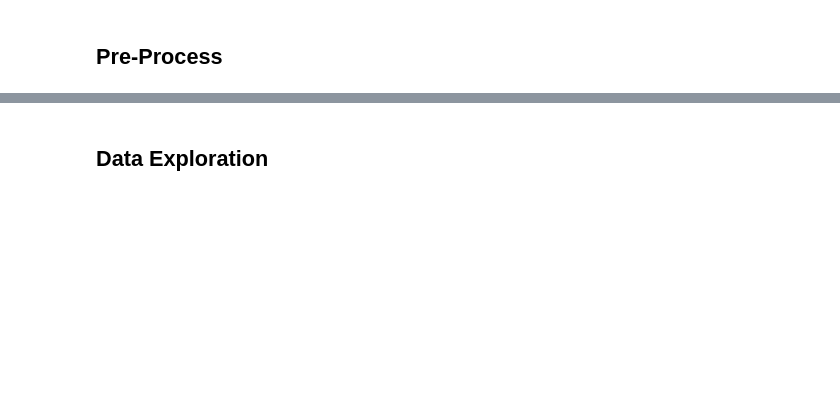
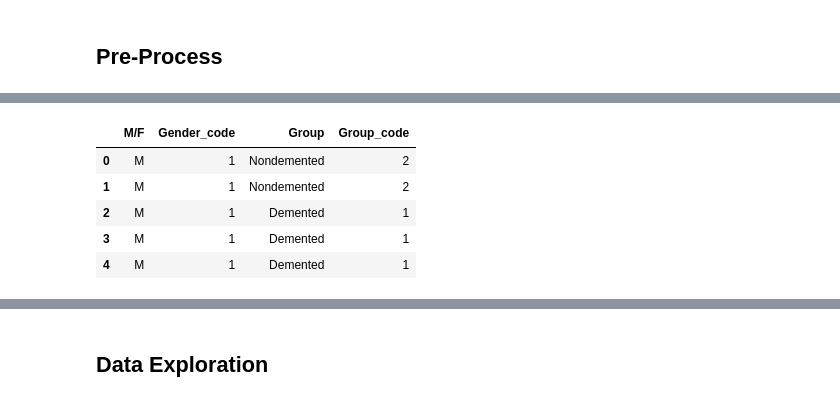
Before and after one commit to HHHuiyu/MRI-and-Alzheimers-BIOF509-FP-, a Jupyter notebook: BIOF509-FP-Huiyu.ipynb, the cells around one changed output, grey strips where cells are left out. Drawn from its saved outputs; the diff is of its cells as text; code cells hidden in the pictures; blank space fills up the shorter version.

```diff
--- a/BIOF509-FP-Huiyu.ipynb
+++ b/BIOF509-FP-Huiyu.ipynb
@@ -86,12 +140,17 @@ df.head()
 # %%
-from sklearn.preprocessing import LabelEncoder
+# M/F F = 0, M = 1
+df['Gender_code'] = LabelEncoder().fit_transform(df['M/F'])
 
-lbe = LabelEncoder()
+# Group Demented = 1, Nondemented = 2
+df['Group_code'] = LabelEncoder().fit_transform(df['Group'])
 
-# M/F F = 0, M = 1
-df['Gender_code'] = lbe.fit_transform(df['M/F'])
-
-# Group Demented = 0, Nondemented = 1
-df['Group_code'] = lbe.fit_transform(df['Group'])
+df[['M/F', 'Gender_code', 'Group', 'Group_code']].head()
+# %% [output]
+|  | M/F | Gender_code | Group | Group_code |
+| 0 | M | 1 | Nondemented | 2 |
+| 1 | M | 1 | Nondemented | 2 |
+| 2 | M | 1 | Demented | 1 |
+| 3 | M | 1 | Demented | 1 |
+| 4 | M | 1 | Demented | 1 |
 # %%
 display(df.info(), df.columns)
```
Also changed, not shown: parts of 17 cells of this notebook.
